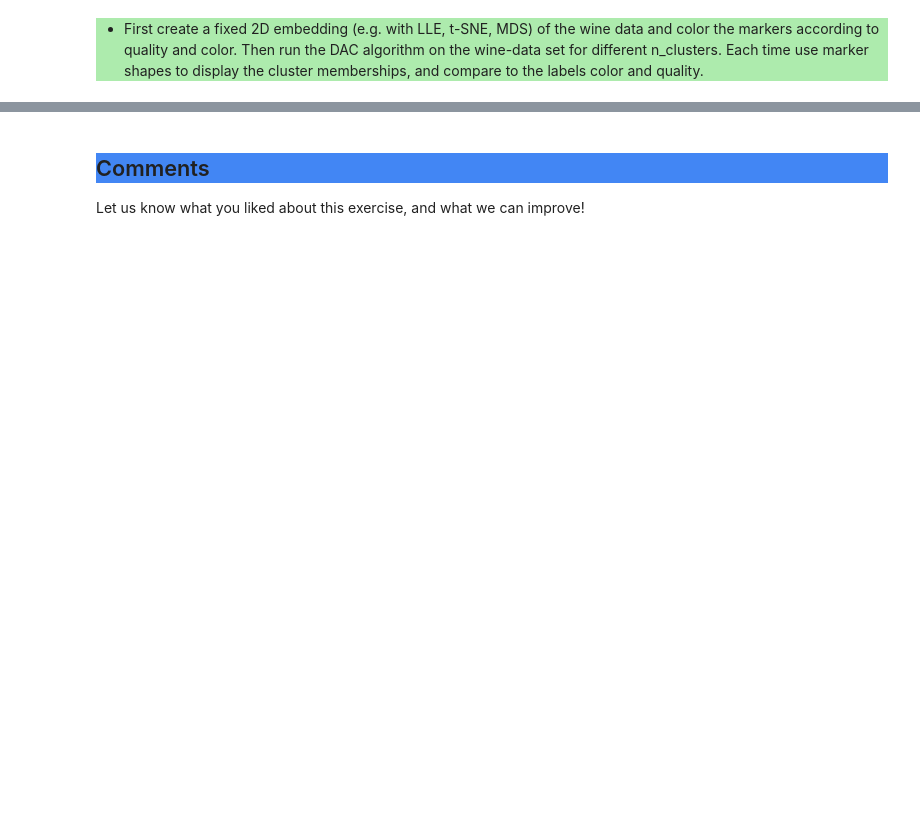
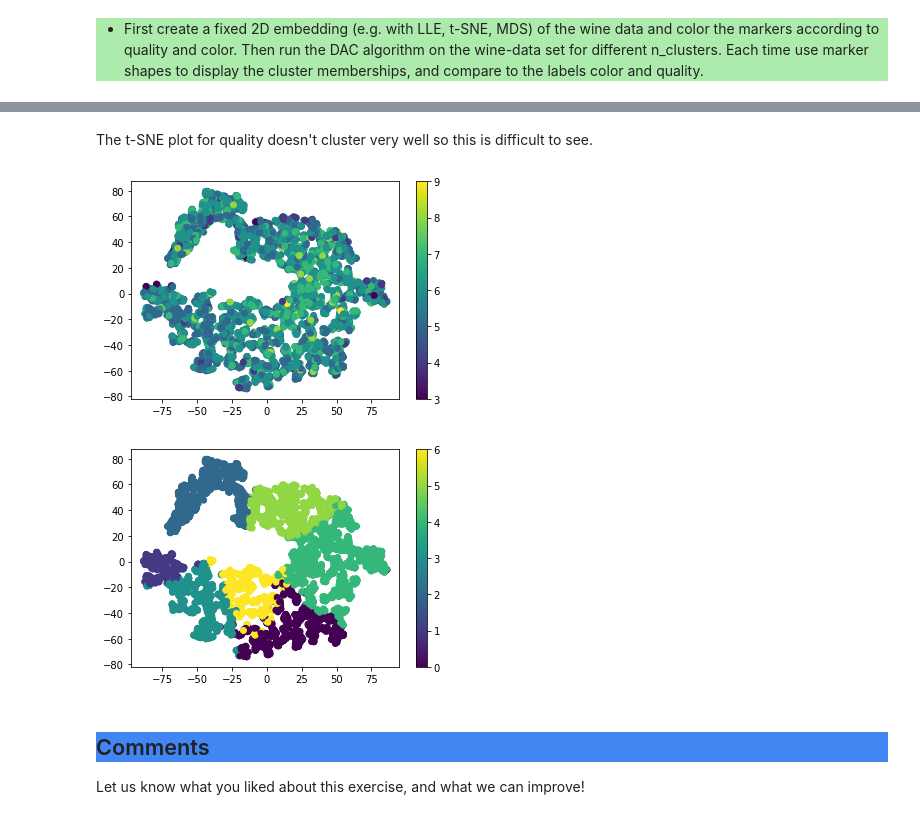
Before and after one commit to mcreng/stat-learning, a Jupyter notebook: slt-ce-3.ipynb, the cells around one changed output, grey strips where cells are left out. Saved outputs shown, nothing was run; the diff lists cells and outputs as text; code cells hidden in the pictures; blank space fills up the shorter version.

```diff
--- a/slt-ce-3.ipynb
+++ b/slt-ce-3.ipynb
@@ -673,3 +737,20 @@ Section 6.0
+# %% [markdown]
+The t-SNE plot for quality doesn't cluster very well so this is difficult to see.
+# %%
+plt.scatter(embed_q[:, 0], embed_q[:, 1], c=(y_train_q))
+plt.colorbar()
+plt.show()
+
+DAC = DeterministicAnnealingClustering(n_clusters=len(np.unique(y_train_q)), random_state=42)
+DAC.fit(X_train_q)
+clu = np.argmax(DAC.cluster_probabs_, axis=1)
+plt.figure()
+plt.scatter(embed_q[:, 0], embed_q[:, 1], c=clu)
+plt.colorbar()
+plt.show()
+# %% [output]
+[figure, added]
+[figure, added]
 # %% [markdown]
 <h2 style="background-color:#4286f4;"> Comments </h2>
 
```
Also changed, not shown: parts of 9 cells of this notebook.
